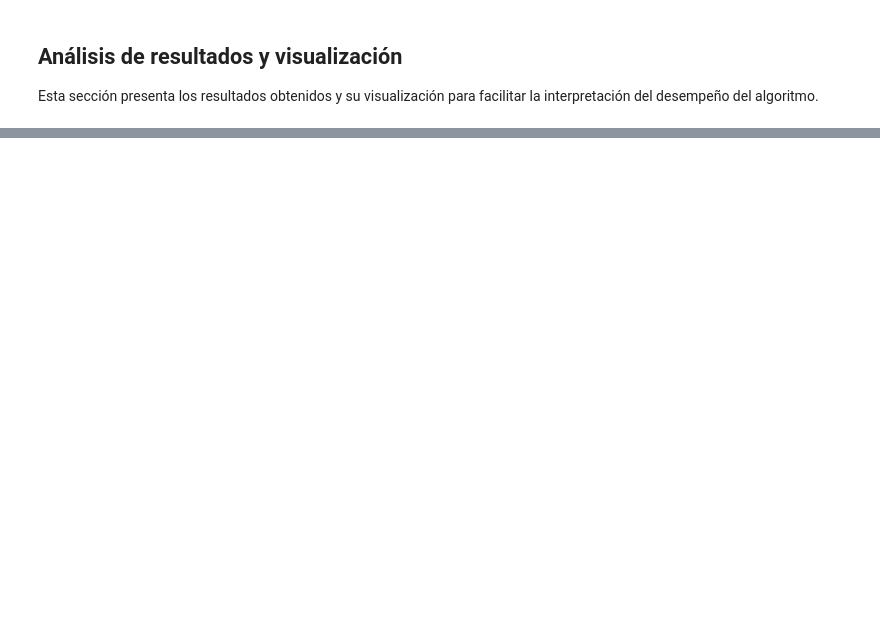
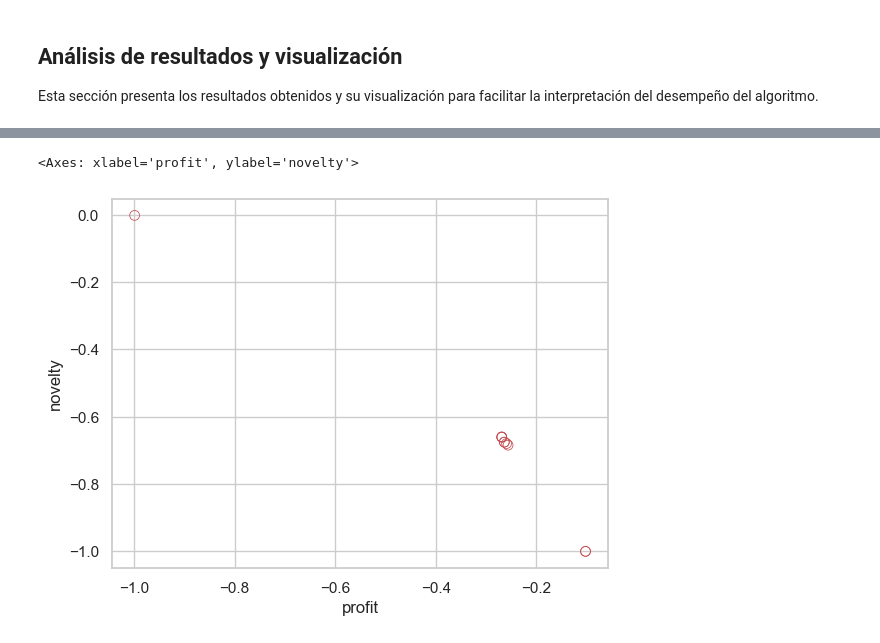
Before and after one commit to jg2kpy/tesis-prep, a Jupyter notebook: src/HP-MOEA/HP_MOEA.ipynb, the cells around one changed output, grey strips where cells are left out. Saved outputs shown, nothing was run; the diff lists cells and outputs as text; code cells hidden in the pictures; blank space fills up the shorter version.

```diff
--- a/src/HP-MOEA/HP_MOEA.ipynb
+++ b/src/HP-MOEA/HP_MOEA.ipynb
@@ -860,0 +916,10 @@ import seaborn as snb
+# %%
+# Convert fitness data to a DataFrame for seaborn
+fitness_df = pd.DataFrame(fitnessF, columns=["profit", "novelty"])
+
+# Plot using seaborn
+snb.set_theme(style="whitegrid")
+snb.scatterplot(data=fitness_df, x="profit", y="novelty", s=50, edgecolor="r", facecolor="none")
+# %% [output]
+<Axes: xlabel='profit', ylabel='novelty'>
+[figure, added]
```
Also changed, not shown: parts of 13 cells of this notebook, 1 other file.
